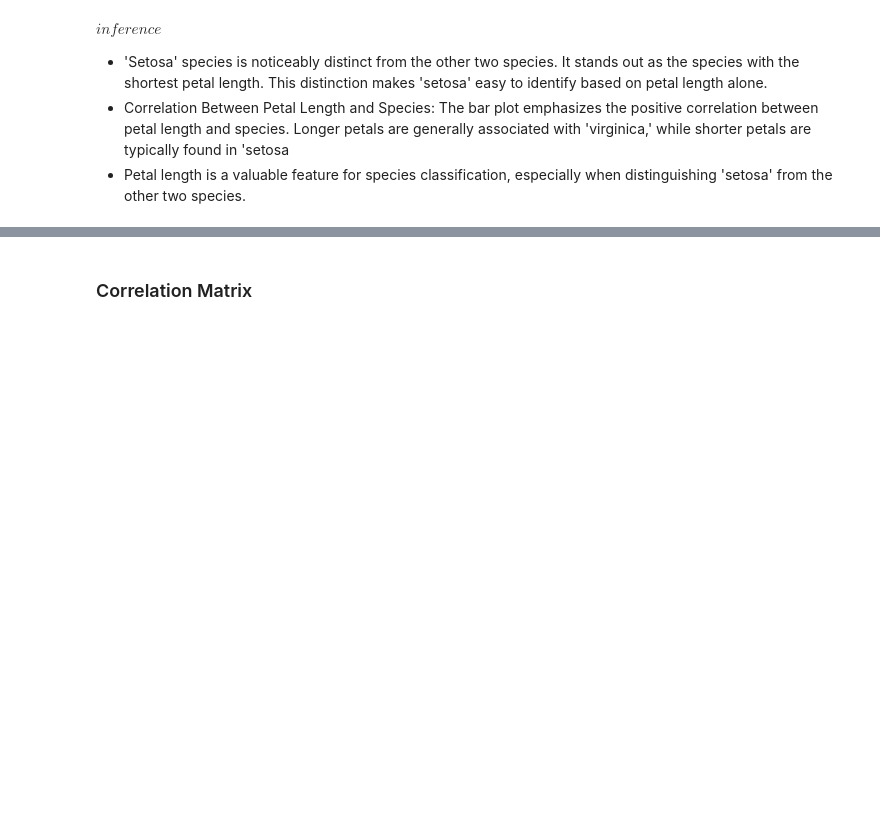
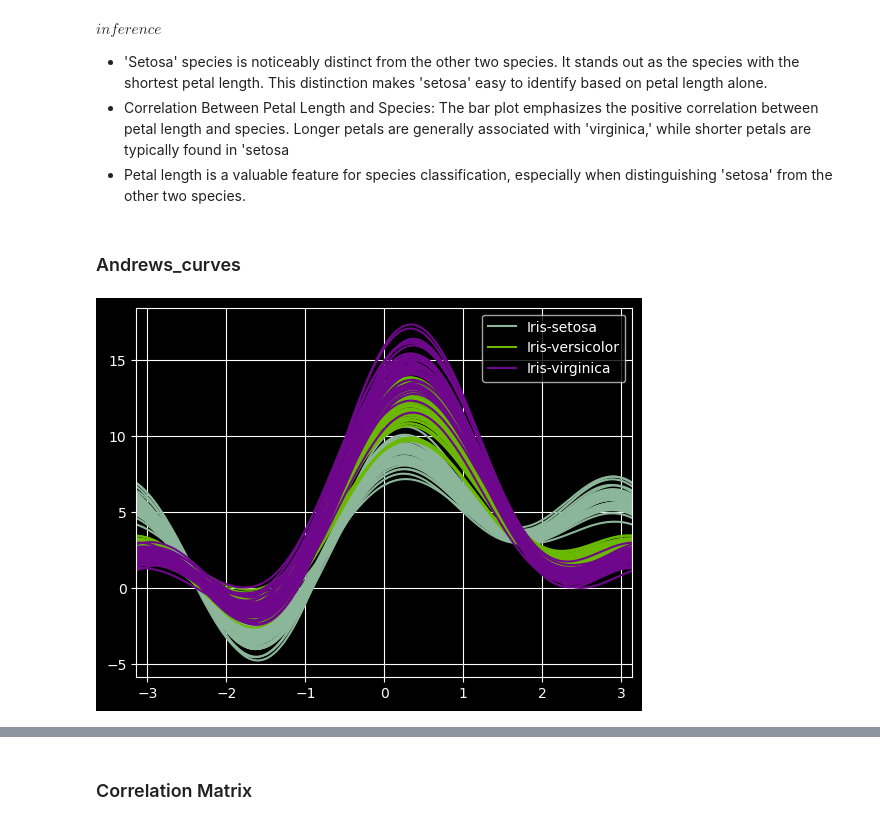
Before and after one commit to marwa9975/CODSOFT_DS03_Iris-Flower-Classification, a Jupyter notebook: index.ipynb, the cells around one changed output, grey strips where cells are left out. Saved outputs shown, nothing was run; the diff lists cells and outputs as text; code cells hidden in the pictures; blank space fills up the shorter version.

```diff
--- a/index.ipynb
+++ b/index.ipynb
@@ -393,3 +397,11 @@ $inference$
 * 'Setosa' species is noticeably distinct from the other two species. It stands out as the species with the shortest petal length. This distinction makes 'setosa' easy to identify based on petal length alone.
 * Correlation Between Petal Length and Species: The bar plot emphasizes the positive correlation between petal length and species. Longer petals are generally associated with 'virginica,' while shorter petals are typically found in 'setosa
 * Petal length is a valuable feature for species classification, especially when distinguishing 'setosa' from the other two species.
+# %% [markdown]
+### Andrews_curves
+# %%
+import pandas.plotting
+from pandas.plotting import andrews_curves
+andrews_curves(df, "species");
+# %% [output]
+[figure, added]
```
Also changed, not shown: parts of 19 cells of this notebook.
